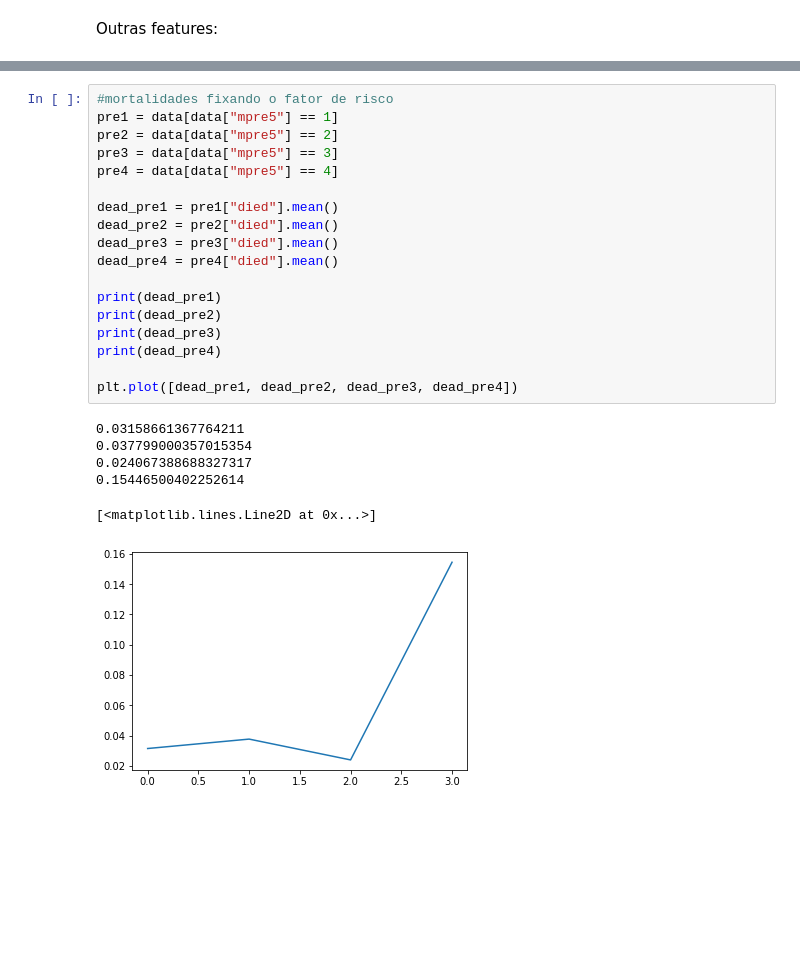
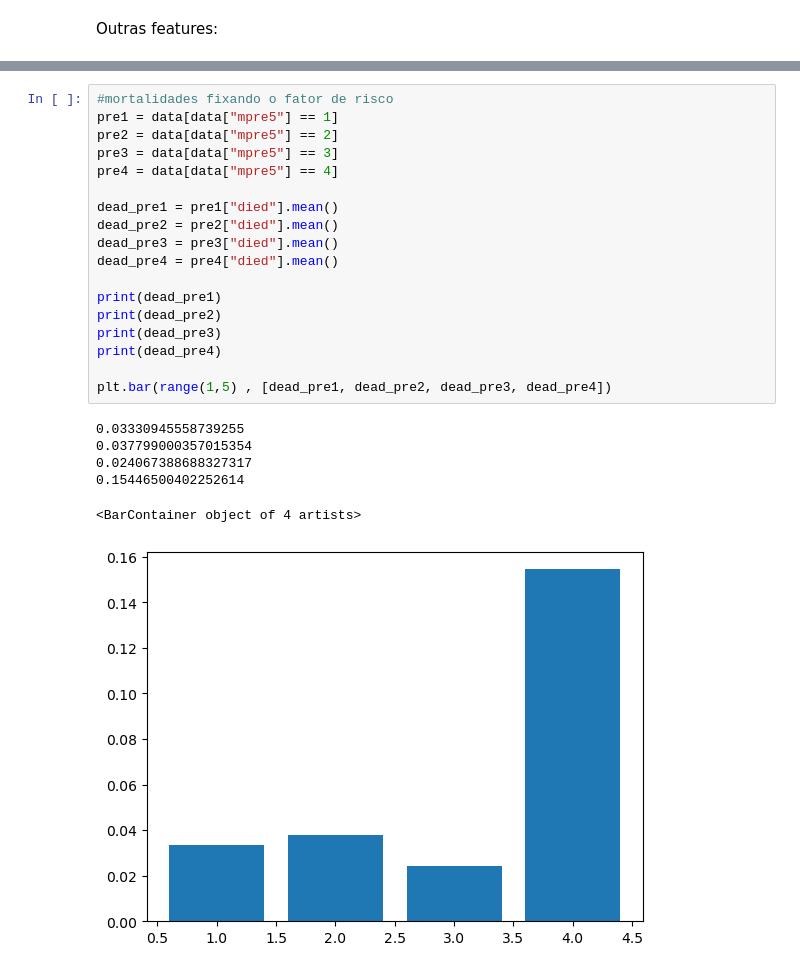
Before and after one commit to Pendulun/TWINSCausalidadeML, a Jupyter notebook: notebooks/2-rpr-data-exploration.ipynb, the cells around one changed output, grey strips where cells are left out. Saved outputs shown, nothing was run; the diff lists cells and outputs as text; blank space fills up the shorter version.

```diff
--- a/notebooks/2-rpr-data-exploration.ipynb
+++ b/notebooks/2-rpr-data-exploration.ipynb
@@ -514,28 +505,28 @@ plt.show()
 # %%
 #mortalidades fixando o fator de risco
 pre1 = data[data["mpre5"] == 1]
 pre2 = data[data["mpre5"] == 2]
 pre3 = data[data["mpre5"] == 3]
 pre4 = data[data["mpre5"] == 4]
 
 dead_pre1 = pre1["died"].mean()
 dead_pre2 = pre2["died"].mean()
 dead_pre3 = pre3["died"].mean()
 dead_pre4 = pre4["died"].mean()
 
 print(dead_pre1)
 print(dead_pre2)
 print(dead_pre3)
 print(dead_pre4)
 
-plt.plot([dead_pre1, dead_pre2, dead_pre3, dead_pre4])
+plt.bar(range(1,5) , [dead_pre1, dead_pre2, dead_pre3, dead_pre4])
 # %% [output]
-0.03158661367764211
+0.03330945558739255
 0.037799000357015354
 0.024067388688327317
 0.15446500402252614
-[<matplotlib.lines.Line2D at 0x...>]
+<BarContainer object of 4 artists>
-[figure, old version]
+[figure, new version]
 # %%
 corr_idade = data["mager8"].corr(data["died"])
 corr_idade
```
Also changed, not shown: parts of 52 cells of this notebook.
